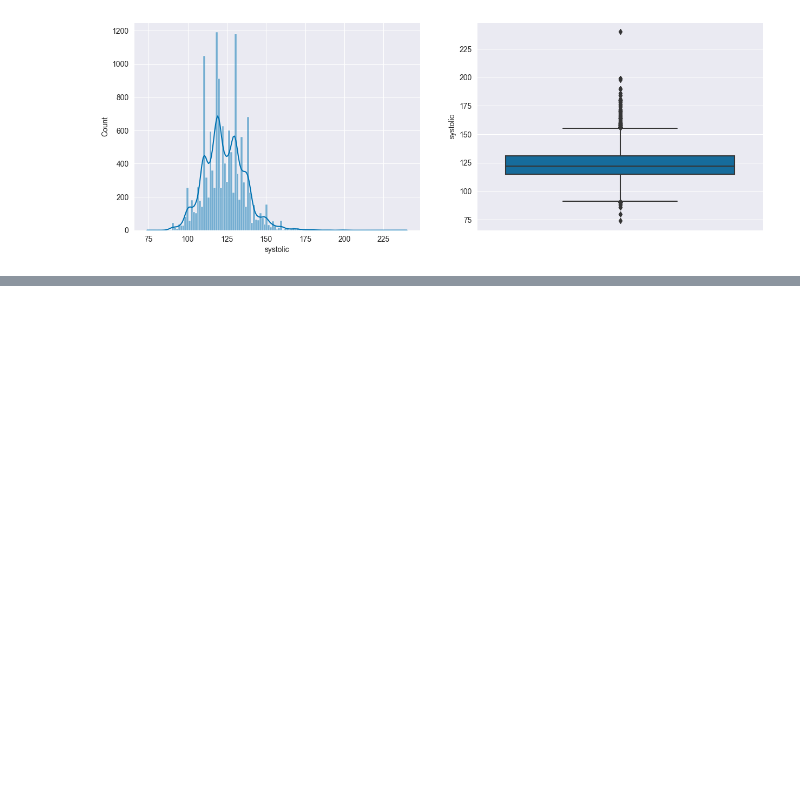
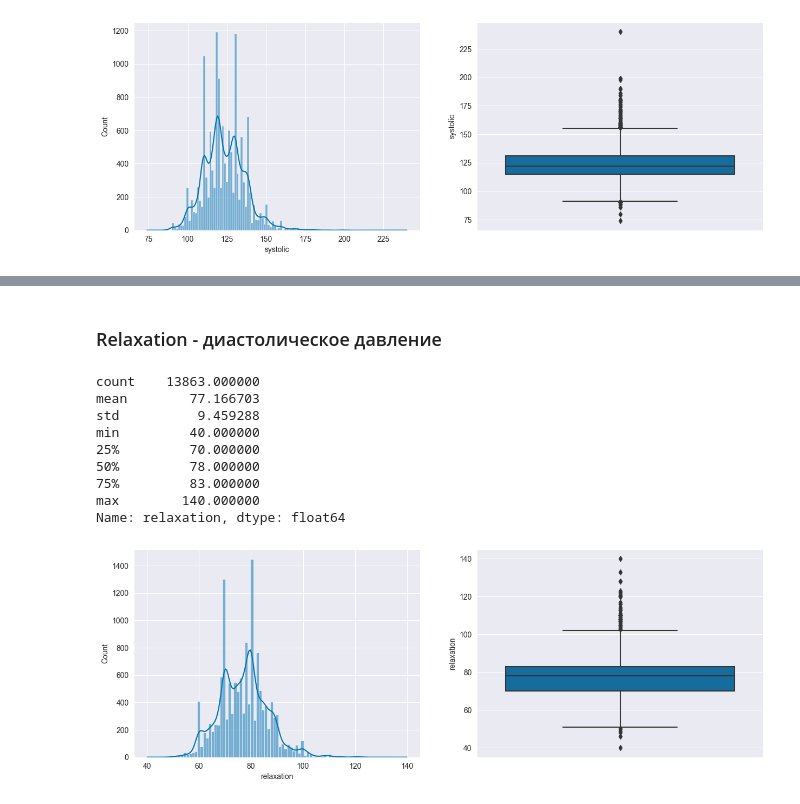
Before and after one commit to Zetis659/Data_Science_GM, a Jupyter notebook: Leopard_challenge_Classification/Leopard_challenge_Classification.ipynb, the cells around one changed output, grey strips where cells are left out. Drawn from its saved outputs; the diff is of its cells as text; code cells hidden in the pictures; blank space fills up the shorter version.

```diff
--- a/Leopard_challenge_Classification/Leopard_challenge_Classification.ipynb
+++ b/Leopard_challenge_Classification/Leopard_challenge_Classification.ipynb
@@ -630,0 +636,15 @@ Name: systolic, dtype: float64
+# %% [markdown]
+### Relaxation - диастолическое давление
+# %%
+hist_box_describe_num(df, 'relaxation')
+# %% [output]
+count    13863.000000
+mean        77.166703
+std          9.459288
+min         40.000000
+25%         70.000000
+50%         78.000000
+75%         83.000000
+max        140.000000
+Name: relaxation, dtype: float64
+[figure, added]
```
Also changed, not shown: parts of 70 cells of this notebook.
